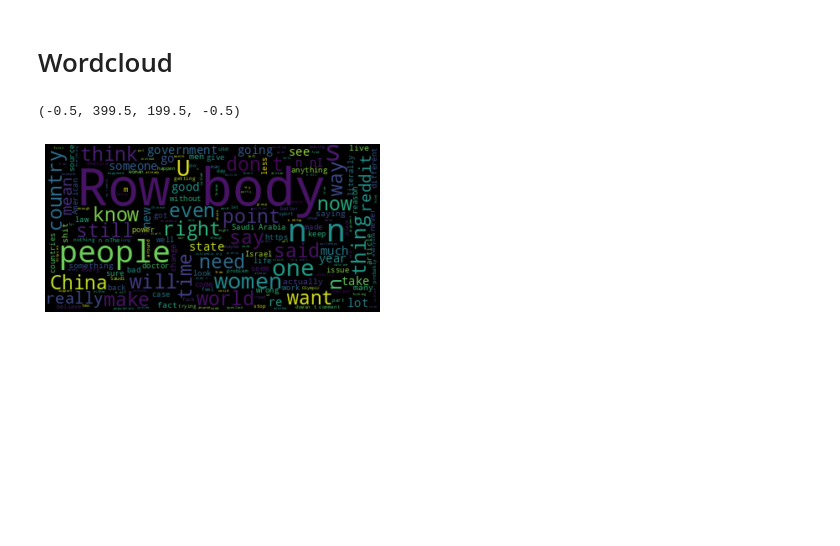
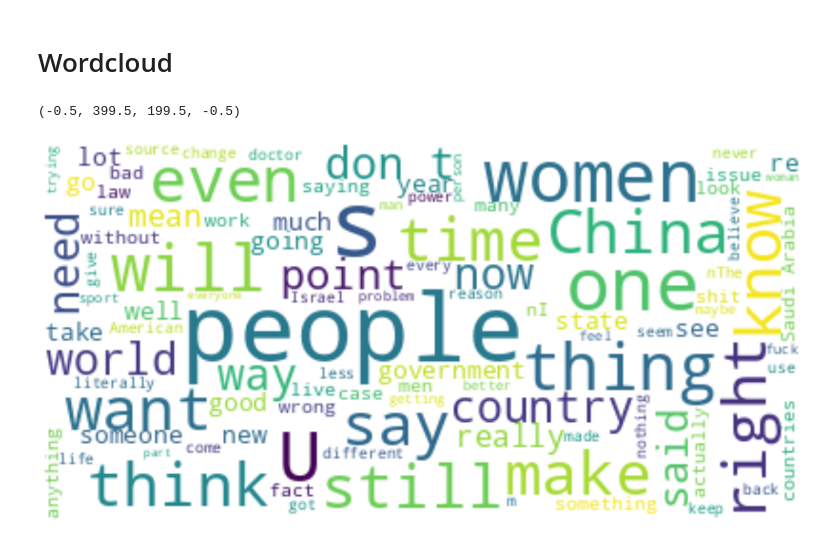
Before and after one commit to will-kent/StreamingWithKafka, a Jupyter notebook: Spark-Comments.ipynb, the cells around one changed output. Saved outputs shown, nothing was run; the diff lists cells and outputs as text; code cells hidden in the pictures; blank space fills up the shorter version.

Commit message:
Update word cloud

```diff
--- a/Spark-Comments.ipynb
+++ b/Spark-Comments.ipynb
@@ -343,9 +341,13 @@ comments = spark.table("all_comments_view")
 # %%
 dict = comments.select('body').collect()
 # %%
-wordcloud = WordCloud().generate(str(dict))
+stopwords = set(STOPWORDS)
+#update stopwords
+stopwords.update(["Row", "body", "Reddit", "n", "https", "article"])
+wordcloud = WordCloud(stopwords=stopwords, max_font_size=50, max_words=100, background_color="white").generate(str(dict))
+plt.figure(figsize=[20,10])
 plt.imshow(wordcloud, interpolation="bilinear")
 plt.axis("off")
 # %% [output]
 (-0.5, 399.5, 199.5, -0.5)
-[figure, old version]
+[figure, new version]
```
Also changed, not shown: parts of 1 cell of this notebook.
